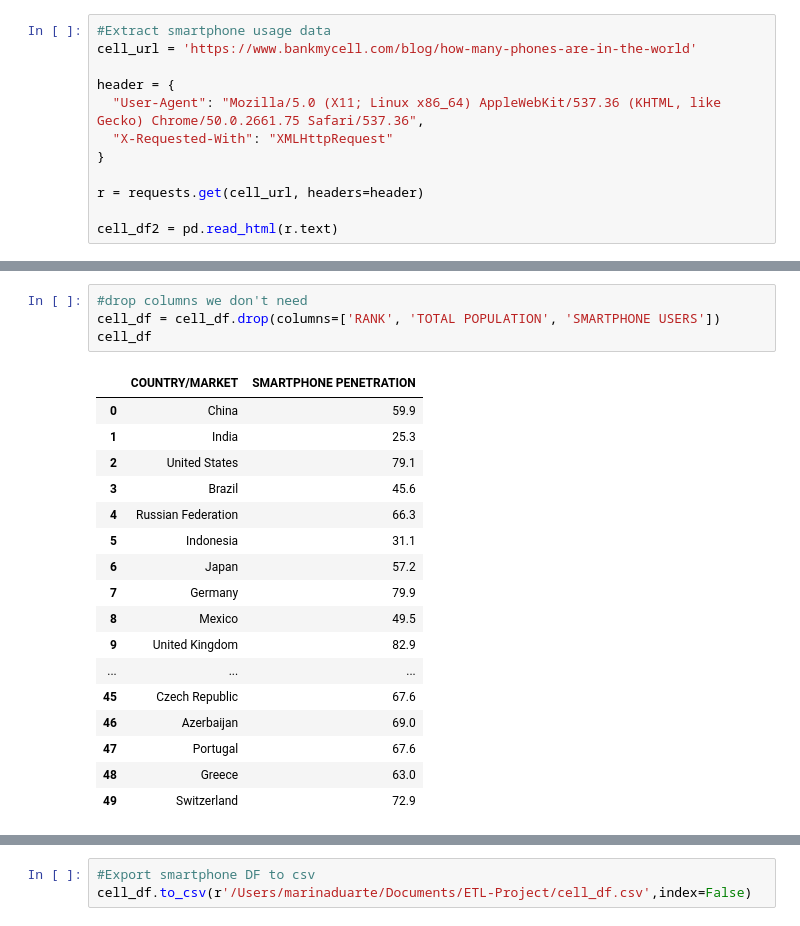
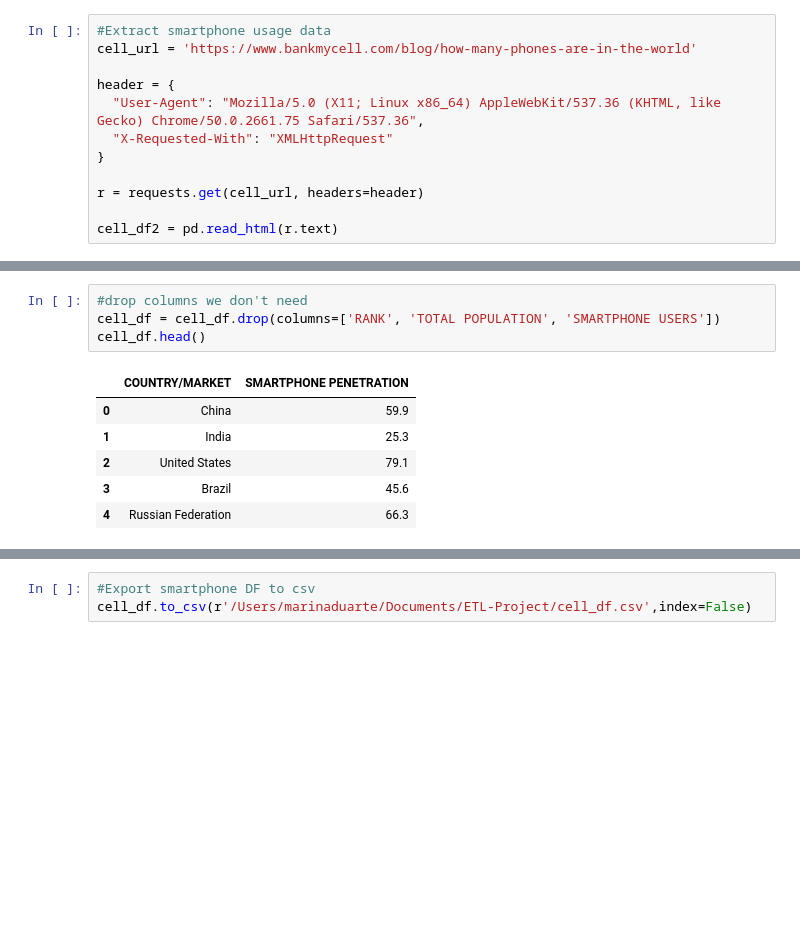
Before and after one commit to madhuvenkidusamy/ETL-Project, a Jupyter notebook: happiness.ipynb, the cells around one changed output, grey strips where cells are left out. Cells and saved outputs as stored; diff of their text form; blank space fills up the shorter version.

```diff
--- a/happiness.ipynb
+++ b/happiness.ipynb
@@ -158,23 +122,12 @@ cell_df
 # %%
 #drop columns we don't need
 cell_df = cell_df.drop(columns=['RANK', 'TOTAL POPULATION', 'SMARTPHONE USERS'])
-cell_df
+cell_df.head()
 # %% [output]
 |  | COUNTRY/MARKET | SMARTPHONE PENETRATION |
 | 0 | China | 59.9 |
 | 1 | India | 25.3 |
 | 2 | United States | 79.1 |
 | 3 | Brazil | 45.6 |
 | 4 | Russian Federation | 66.3 |
-| 5 | Indonesia | 31.1 |
-| 6 | Japan | 57.2 |
-| 7 | Germany | 79.9 |
-| 8 | Mexico | 49.5 |
-| 9 | United Kingdom | 82.9 |
-| ... | ... | ... |
-| 45 | Czech Republic | 67.6 |
-| 46 | Azerbaijan | 69.0 |
-| 47 | Portugal | 67.6 |
-| 48 | Greece | 63.0 |
-| 49 | Switzerland | 72.9 |
 # %%
```
Also changed, not shown: parts of 11 cells of this notebook.
